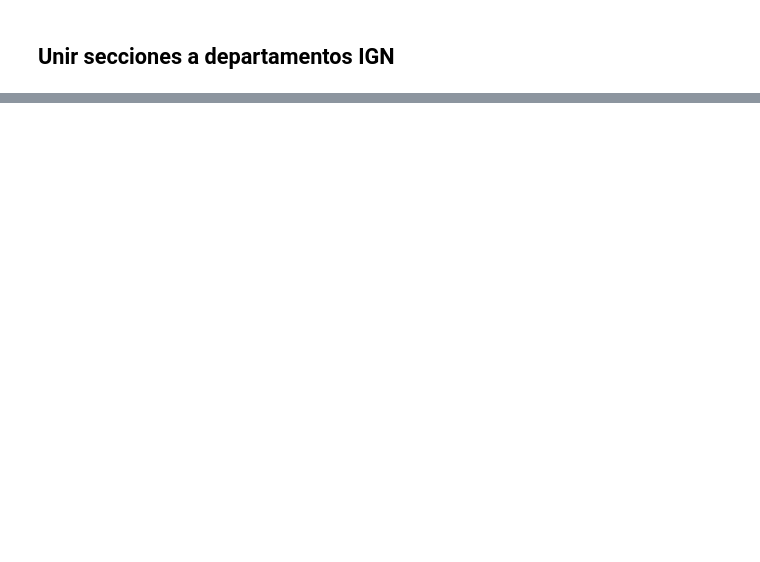
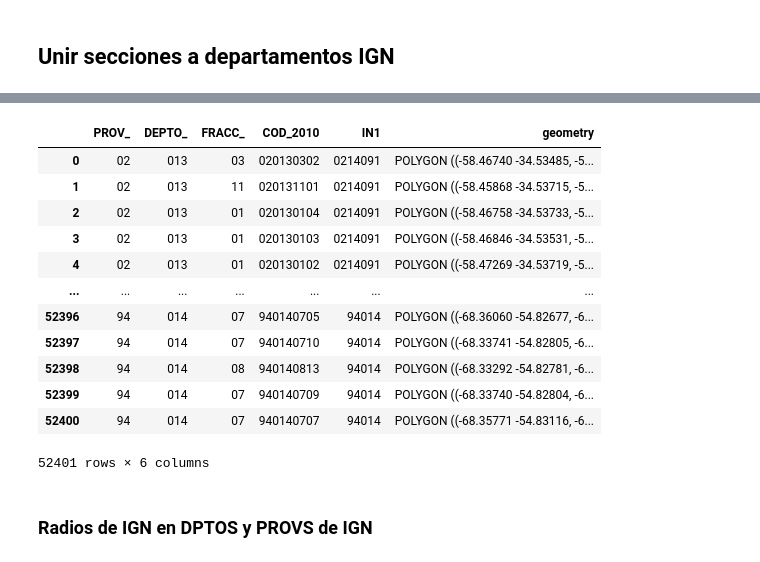
Before and after one commit to matuteiglesias/CNE-INDEC-georef, a Jupyter notebook: 02b - Interseccion espacial de Radios Censales a Circuitos CNE.ipynb, the cells around one changed output, grey strips where cells are left out. Saved outputs shown, nothing was run; the diff lists cells and outputs as text; code cells hidden in the pictures; blank space fills up the shorter version.

```diff
--- a/02b - Interseccion espacial de Radios Censales a Circuitos CNE.ipynb
+++ b/02b - Interseccion espacial de Radios Censales a Circuitos CNE.ipynb
@@ -298,0 +272,16 @@ inters.loc[inters.IN1.isin(['06217', '94007'])]
+# %%
+radios =
+# %% [output]
+|  | PROV_ | DEPTO_ | FRACC_ | COD_2010 | IN1 | geometry |
+| 0 | 02 | 013 | 03 | 020130302 | 0214091 | POLYGON ((-58.46740 -34.53485, -5... |
+| 1 | 02 | 013 | 11 | 020131101 | 0214091 | POLYGON ((-58.45868 -34.53715, -5... |
+| 2 | 02 | 013 | 01 | 020130104 | 0214091 | POLYGON ((-58.46758 -34.53733, -5... |
+| 3 | 02 | 013 | 01 | 020130103 | 0214091 | POLYGON ((-58.46846 -34.53531, -5... |
+| 4 | 02 | 013 | 01 | 020130102 | 0214091 | POLYGON ((-58.47269 -34.53719, -5... |
+| ... | ... | ... | ... | ... | ... | ... |
+| 52396 | 94 | 014 | 07 | 940140705 | 94014 | POLYGON ((-68.36060 -54.82677, -6... |
+| 52397 | 94 | 014 | 07 | 940140710 | 94014 | POLYGON ((-68.33741 -54.82805, -6... |
+| 52398 | 94 | 014 | 08 | 940140813 | 94014 | POLYGON ((-68.33292 -54.82781, -6... |
+| 52399 | 94 | 014 | 07 | 940140709 | 94014 | POLYGON ((-68.33740 -54.82804, -6... |
+| 52400 | 94 | 014 | 07 | 940140707 | 94014 | POLYGON ((-68.35771 -54.83116, -6... |
+52401 rows × 6 columns
@@ -298,0 +298,2 @@ inters.loc[inters.IN1.isin(['06217', '94007'])]
+# %% [markdown]
+### Radios de IGN en DPTOS y PROVS de IGN
```
Also changed, not shown: parts of 32 cells of this notebook, 7 other files.
